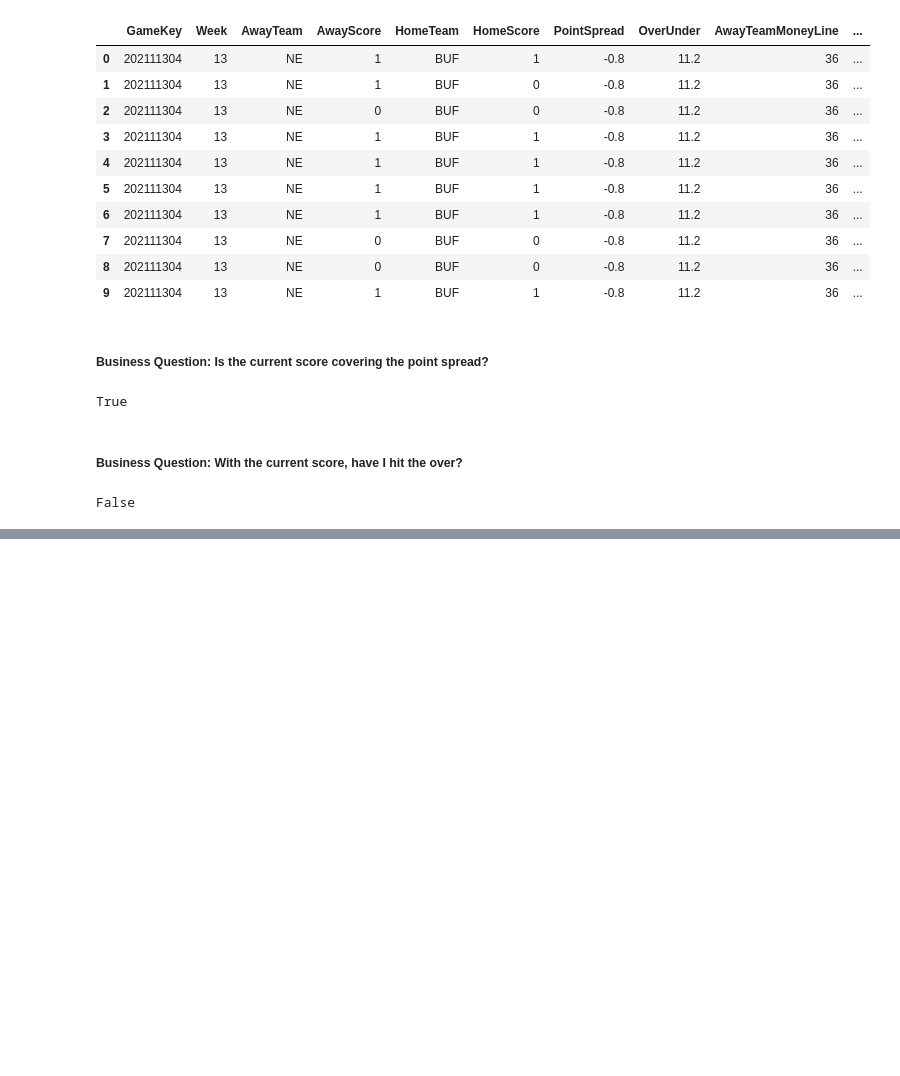
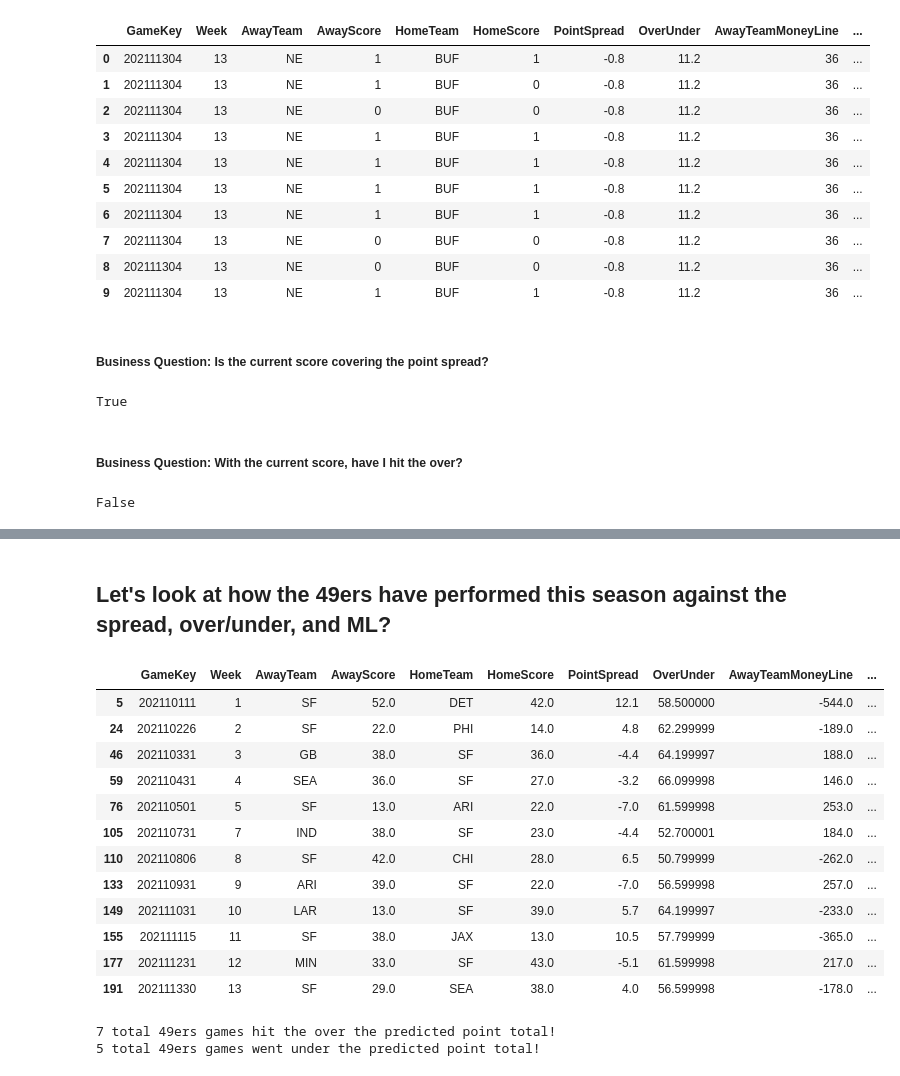
Before and after one commit to bkbormes1/blake_bormes, a Jupyter notebook: Alex-Test/Analysis.ipynb, the cells around one changed output, grey strips where cells are left out. Saved outputs shown, nothing was run; the diff lists cells and outputs as text; code cells hidden in the pictures; blank space fills up the shorter version.

```diff
--- a/Alex-Test/Analysis.ipynb
+++ b/Alex-Test/Analysis.ipynb
@@ -88,0 +117,51 @@ season = spark.read.parquet('/tmp/season_out')
+# %%
+# Add additonal columns to spur betting analysis
+season_df["TotalScore"] = season_df["HomeScore"] + season_df["AwayScore"]
+season_df["ScoreDiff"] = season_df["TotalScore"] - season_df["OverUnder"]
+season_df["FinalSpread"] = (season_df["HomeScore"] - season_df["AwayScore"])*(-1)
+season_df["SpreadDiff"] = season_df["FinalSpread"] - season_df["PointSpread"]
+season_df["SpreadDiff"] = season_df["SpreadDiff"].abs()
+# %%
+# Functions to effectively query data
+
+# Query by week
+def week(number):
+    week_seas = season_df[season_df["Week"] == number]
+    return week_seas
+
+# Query by team
+def season(team):
+    team_seas = season_df[(season_df["AwayTeam"] == team) | (season_df["HomeTeam"] == team)]
+    return team_seas
+# %% [markdown]
+## Let's look at how the 49ers have performed this season against the spread, over/under, and ML?
+# %%
+Niners = season("SF")
+Niners
+# %% [output]
+|  | GameKey | Week | AwayTeam | AwayScore | HomeTeam | HomeScore | PointSpread | OverUnder | AwayTeamMoneyLine | ... |
+| 5 | 202110111 | 1 | SF | 52.0 | DET | 42.0 | 12.1 | 58.500000 | -544.0 | ... |
+| 24 | 202110226 | 2 | SF | 22.0 | PHI | 14.0 | 4.8 | 62.299999 | -189.0 | ... |
+| 46 | 202110331 | 3 | GB | 38.0 | SF | 36.0 | -4.4 | 64.199997 | 188.0 | ... |
+| 59 | 202110431 | 4 | SEA | 36.0 | SF | 27.0 | -3.2 | 66.099998 | 146.0 | ... |
+| 76 | 202110501 | 5 | SF | 13.0 | ARI | 22.0 | -7.0 | 61.599998 | 253.0 | ... |
+| 105 | 202110731 | 7 | IND | 38.0 | SF | 23.0 | -4.4 | 52.700001 | 184.0 | ... |
+| 110 | 202110806 | 8 | SF | 42.0 | CHI | 28.0 | 6.5 | 50.799999 | -262.0 | ... |
+| 133 | 202110931 | 9 | ARI | 39.0 | SF | 22.0 | -7.0 | 56.599998 | 257.0 | ... |
+| 149 | 202111031 | 10 | LAR | 13.0 | SF | 39.0 | 5.7 | 64.199997 | -233.0 | ... |
+| 155 | 202111115 | 11 | SF | 38.0 | JAX | 13.0 | 10.5 | 57.799999 | -365.0 | ... |
+| 177 | 202111231 | 12 | MIN | 33.0 | SF | 43.0 | -5.1 | 61.599998 | 217.0 | ... |
+| 191 | 202111330 | 13 | SF | 29.0 | SEA | 38.0 | 4.0 | 56.599998 | -178.0 | ... |
+# %%
+# How many games hit the OVER
+OVER = Niners[Niners["ScoreDiff"] > 0].count()
+OVER = OVER["ScoreDiff"]
+print(OVER, "total 49ers games hit the over the predicted point total!")
+
+# How many games hit the UNDER
+UNDER = Niners[Niners["ScoreDiff"] < 0].count()
+UNDER = UNDER["ScoreDiff"]
+print(UNDER, "total 49ers games went under the predicted point total!")
+# %% [output]
+7 total 49ers games hit the over the predicted point total!
+5 total 49ers games went under the predicted point total!
```
Also changed, not shown: parts of 20 cells of this notebook.
